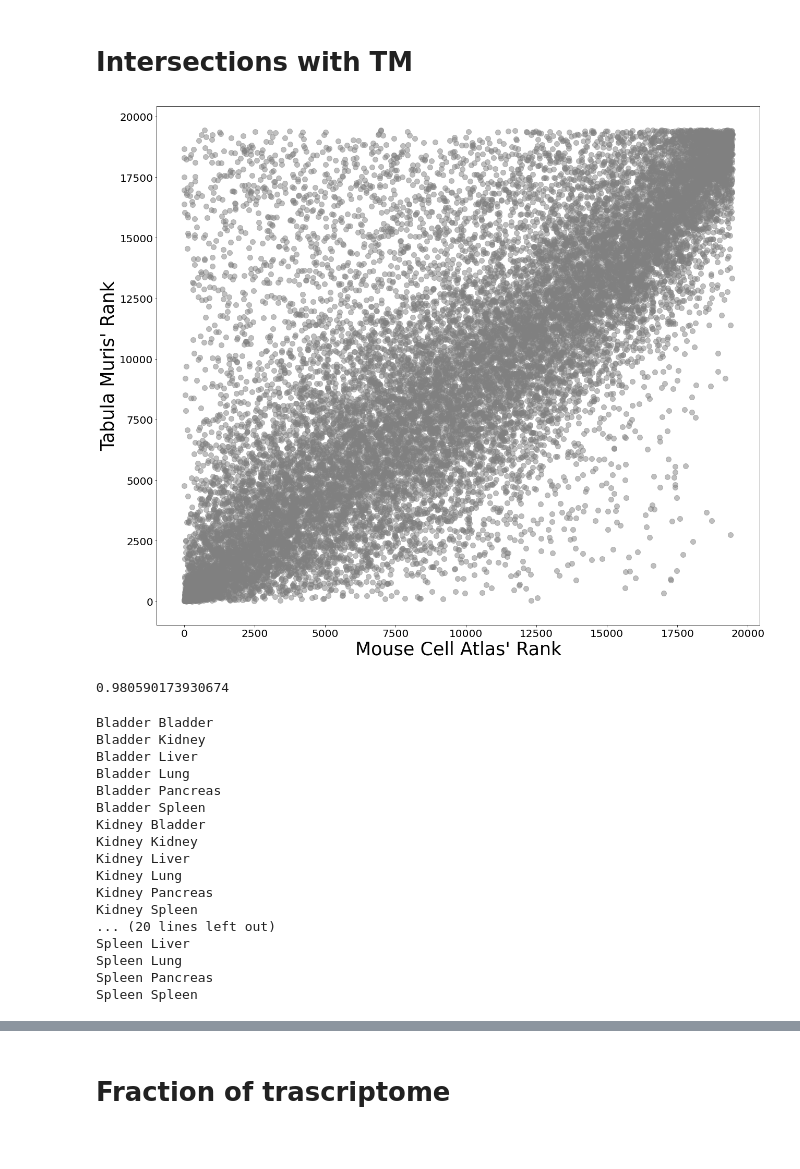
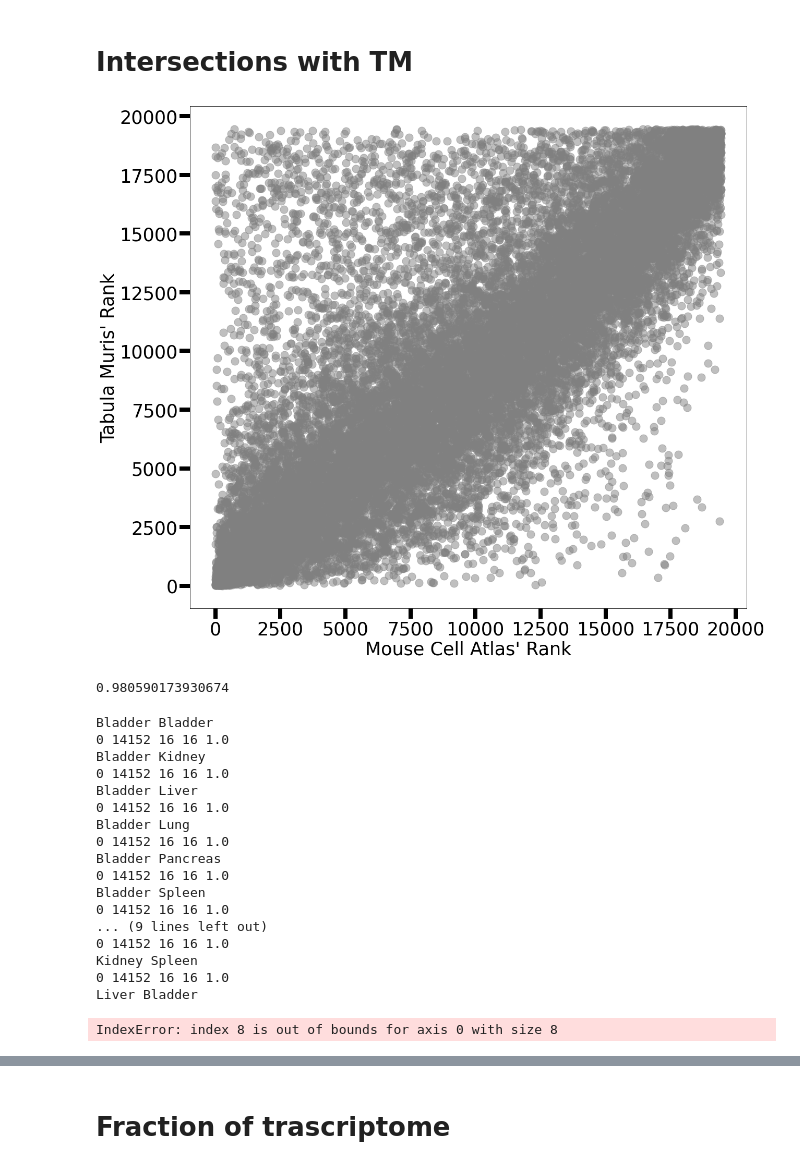
Before and after one commit to fvalle1/phd, a Jupyter notebook: mouse_Atlas/Mouse_exploration.ipynb, the cells around one changed output, grey strips where cells are left out. Drawn from its saved outputs; the diff is of its cells as text; code cells hidden in the pictures.

Commit message:
cv2 and s2 plots

```diff
--- a/mouse_Atlas/Mouse_exploration.ipynb
+++ b/mouse_Atlas/Mouse_exploration.ipynb
@@ -228,15 +228,17 @@ mca = pd.Series(name='mca',index=mca.sort_values(ascending=False).index, data=ra
 mca=mca.reindex_like(tm)
 # %%
 fig, ax = plt.subplots(figsize=(18,15))
-ax.scatter(mca.values,tm.values, c='gray', alpha=0.5)
+ax.scatter(mca.values,tm.values, c='gray', s=225, alpha=0.5)
 
 ax.set_xlabel("Mouse Cell Atlas' Rank", fontsize=35)
 ax.set_ylabel("Tabula Muris' Rank", fontsize=35)
 
+ax.tick_params(labelsize=35, width=8, length=20)
+
 fig.savefig("rank_correlation.pdf")
 plt.show()
 # %% [output]
-[figure, old version]
+[figure, new version]
 # %%
 df_both = pd.DataFrame()
 df_both=df_both.append(mca)
@@ -258,37 +260,55 @@ pval
 0.980590173930674
 # %%
 df_cmap=pd.DataFrame(index=common_organs, columns=common_organs).fillna(0.5)
-population_size = len(genes_list["mca"])
-sample_size = n = 500
 genes_list = {}
+lim = 18
+d_lim = 2000
+
+rang=range(0,16)
+
+mca = load_tissue(organ)["freq"]
+tm = np.concatenate([np.load(f"tm/lists_organs/{organ}_1.npy"),np.load(f"tm/lists_organs/{organ}_2.npy"),np.load(f"tm/lists_organs/{organ}_3.npy")])
+tm_all = tm[np.isin(tm, mca.index)]
+mca_all = mca[mca.index.isin(tm)].index
+population_size = len(mca_all)
+
+
 for tissue_1 in df_cmap.columns:
-    genes_list["tm"]=np.load(f"tm/lists_organs/{tissue_1}_go.npy")
+    genes_list["tm"]=np.load(f"tm/lists_organs/{tissue_1}_1.npy")
     for tissue_2 in df_cmap.index:
         print(tissue_1, tissue_2)
         genes_list["mca"]=load_tissue(tissue_2)["freq"]
-        tm = pd.Series(name='mca',index=genes_list["tm"], data=range(1,1+len(genes_list["tm"])))
-        mca = pd.Series(name='tm',index=genes_list["mca"].sort_values(ascending=True).index, data=range(1, len(genes_list["mca"])+1))
-        x = np.isin(tm.index[:n], mca.index[:n]).astype(int).sum() # number of successes
+        tm = pd.Series(name='tm',index=genes_list["tm"], data=range(1,1+len(genes_list["tm"])))
+        mca = pd.Series(name='mca',index=genes_list["mca"].sort_values(ascending=True).index, data=range(1, len(genes_list["mca"])+1))
+        tm = tm[tm.index.isin(mca_all)]
+        mca = mca[mca.index.isin(tm_all)]
+
+        x = np.isin(tm.index[rang], mca.index[rang]).astype(int).sum() # number of successes
         M = population_size # pop size
-        k = np.isin(tm.index, mca.index[:n]).astype(int).sum() # successes in pop
-        N = sample_size # sample size
+        k = len(mca.index[rang]) # successes in pop
+        N = len(tm.index[rang]) # sample size
         pval = hypergeom.sf(x-1, M, k, N)
-        df_cmap.at[tissue_1,tissue_2]=-np.log10(float(pval))
+        print(x, M, k, N, pval)
+        log_pval = -np.log10(float(pval))
+        if log_pval < -np.log10(1e-3):
+            log_pval=0
+        df_cmap.at[tissue_1,tissue_2]=log_pval
 # %% [output]
 Bladder Bladder
+0 14152 16 16 1.0
 Bladder Kidney
+0 14152 16 16 1.0
 Bladder Liver
+0 14152 16 16 1.0
 Bladder Lung
+0 14152 16 16 1.0
 Bladder Pancreas
+0 14152 16 16 1.0
 Bladder Spleen
-Kidney Bladder
-Kidney Kidney
-Kidney Liver
-Kidney Lung
-Kidney Pancreas
+0 14152 16 16 1.0
+... (9 lines left out)
+0 14152 16 16 1.0
 Kidney Spleen
-... (20 lines left out)
-Spleen Liver
-Spleen Lung
-Spleen Pancreas
-Spleen Spleen
+0 14152 16 16 1.0
+Liver Bladder
+IndexError: index 8 is out of bounds for axis 0 with size 8
```
Also changed, not shown: parts of 11 cells of this notebook, 1 other file.
